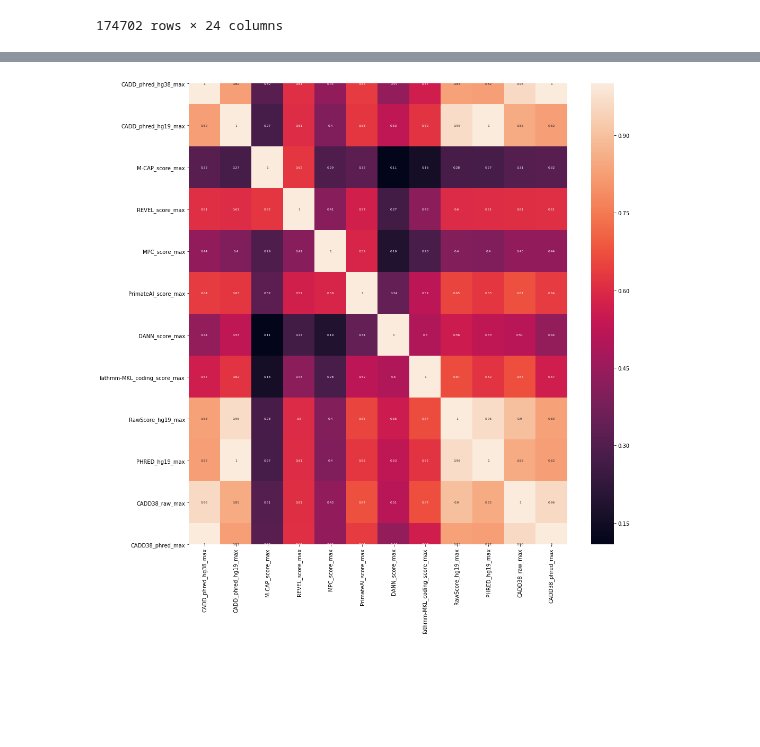
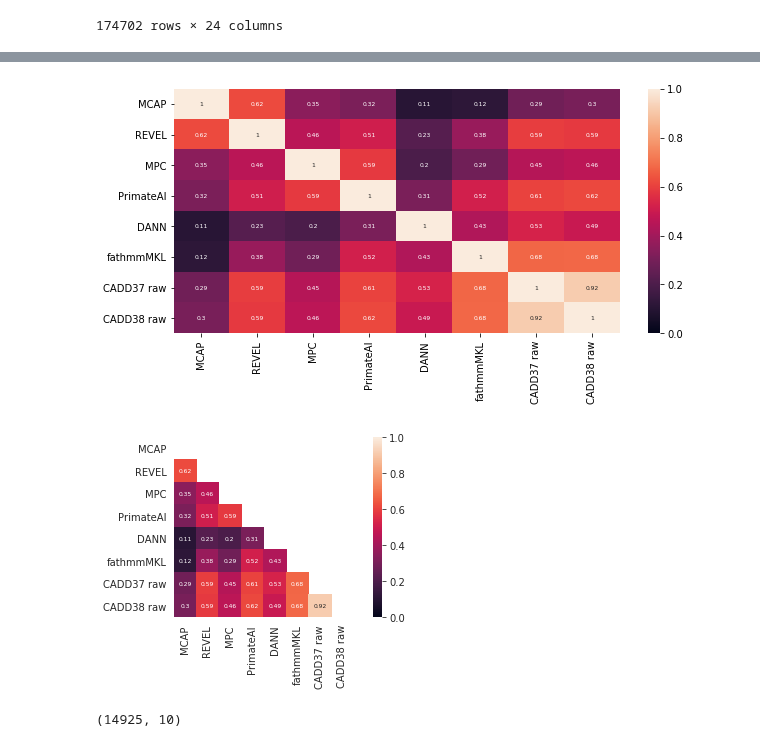
Before and after one commit to Mfpfox/MAPPING, a Jupyter notebook: Rfig_file_filter.ipynb, the cells around one changed output, grey strips where cells are left out. Saved outputs shown, nothing was run; the diff lists cells and outputs as text; code cells hidden in the pictures; blank space fills up the shorter version.

Commit message:
seaborn heatmap 1/2 plots for pathogenicity score correlation matrix

```diff
--- a/Rfig_file_filter.ipynb
+++ b/Rfig_file_filter.ipynb
@@ -880,7 +988,0 @@ result = result[['CADD_phred_hg38_max',
-# %%
-corrdet = result.corr()
-plt.figure(figsize=(16,16))
-sn.heatmap(corrdet, annot=True, annot_kws={"size": 6})
-plt.savefig('correlation_matrix_detected_scoresf.png', dpi=300)
-# %% [output]
-[figure, removed]
@@ -886,0 +1020,53 @@ plt.savefig('correlation_matrix_detected_scoresf.png', dpi=300)
+# %%
+os.chdir("/Users/mariapalafox/Box Sync/CODE_DATA/dir_MAPpaper/CADDmapped/ALL_CONSEQUENCES/")
+
+combo = pd.read_csv("MERGE_COMBO_cadd38corrected_1327386.csv")
+# %%
+combo.columns
+comboplot = combo[['M-CAP_score','REVEL_score',
+       'MPC_score', 'PrimateAI_score', 'DANN_score',
+       'fathmm-MKL_coding_score', 'RawScore_hg19',
+       'CADD38_raw', 'GROUP']].copy()
+
+comboplot.columns = ['MCAP','REVEL',
+       'MPC', 'PrimateAI', 'DANN',
+       'fathmmMKL', 'CADD37 raw',
+       'CADD38 raw', 'GROUP']
+# %%
+corrdet = comboplot.corr()
+plt.figure(figsize=(10, 6.8))
+sn.heatmap(corrdet, annot=True, annot_kws={"size": 6},vmin=0, vmax=1)
+plt.subplots_adjust(top=1, bottom=0.5)
+#ax.set_ylim(len(8)-0.5, -0.5)
+# fix for mpl bug that cuts off top/bottom of seaborn viz
+b, t = plt.ylim() # discover the values for bottom and top
+b += 0.5 # Add 0.5 to the bottom
+t -= 0.5 # Subtract 0.5 from the top
+plt.ylim(b, t) # update the ylim(bottom, top) values
+
+plt.show()
+# %% [output]
+[figure, added]
+# %%
+corr = comboplot.corr()
+mask = np.zeros_like(corr)
+mask[np.triu_indices_from(mask)] = True
+with sn.axes_style("white"):
+    f, ax = plt.subplots(figsize=(7, 5))
+    ax =sn.heatmap(corr, annot=True, annot_kws={"size": 6},vmin=0, vmax=1, mask=mask, square=True)
+    plt.subplots_adjust(top=1, bottom=0.5)
+    #ax.set_ylim(len(8)-0.5, -0.5)
+    # fix for mpl bug that cuts off top/bottom of seaborn viz
+    b, t = plt.ylim() # discover the values for bottom and top
+    b += 0.5 # Add 0.5 to the bottom
+    t -= 0.5 # Subtract 0.5 from the top
+    plt.ylim(b, t) # update the ylim(bottom, top) values
+
+# plt.show()
+plt.savefig('correlation_matrix_allCK_missenselevel_scores_1327386.png', dpi=300, bbox_inches = "tight")
+# %% [output]
+[figure, added]
+# %%
+maxresult.shape
+# %% [output]
+(14925, 10)
```
Also changed, not shown: parts of 27 cells of this notebook.
